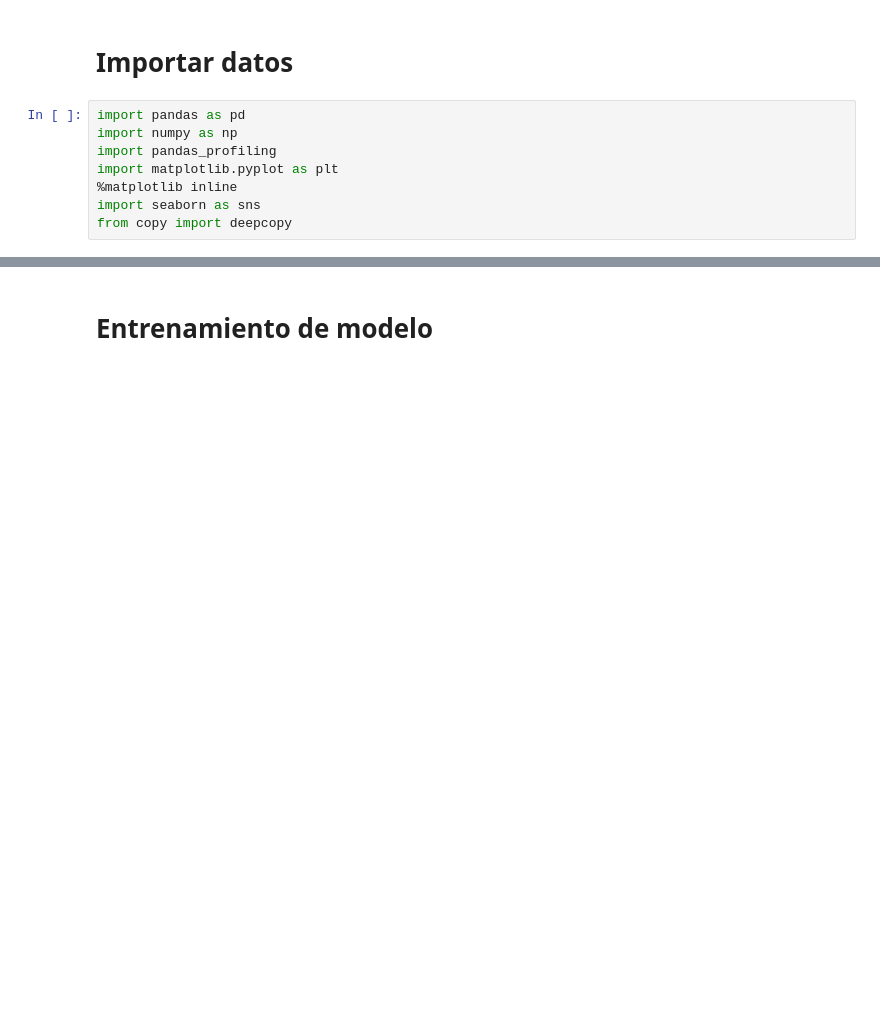
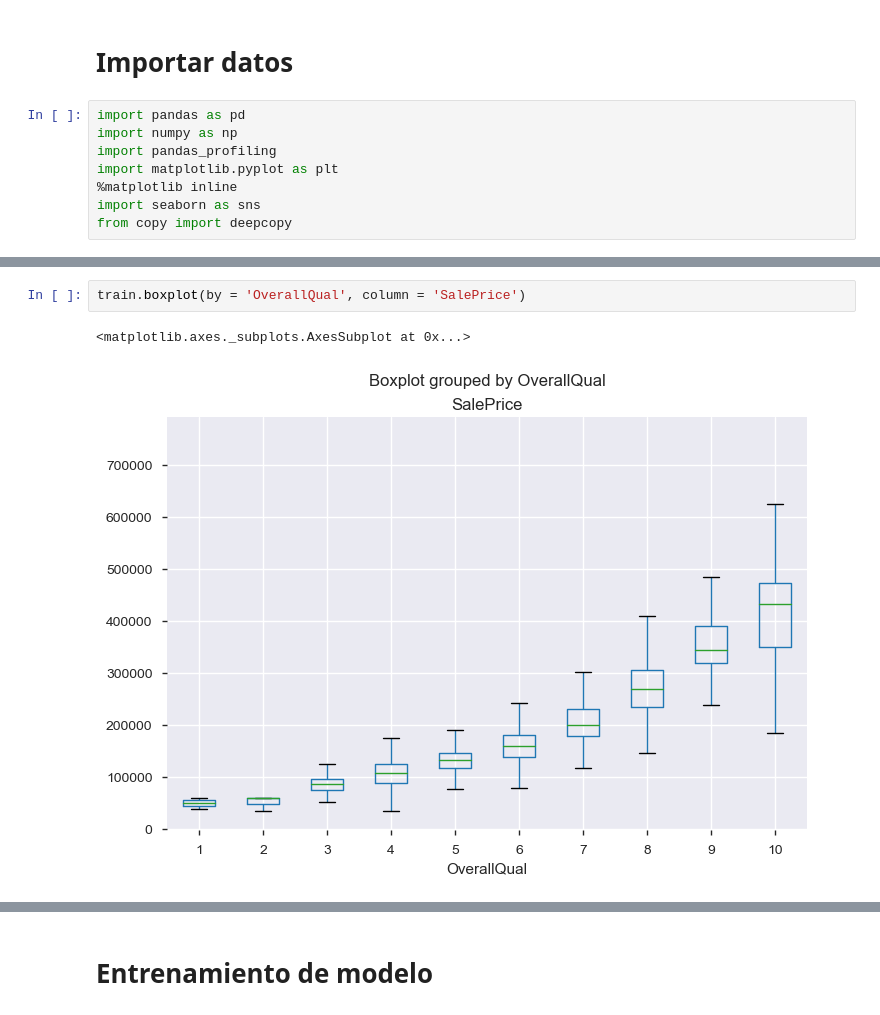
Before and after one commit to Darocar/machine_learning, a Jupyter notebook: house pricing/Untitled.ipynb, the cells around one changed output, grey strips where cells are left out. Saved outputs shown, nothing was run; the diff lists cells and outputs as text; blank space fills up the shorter version.

```diff
--- a/house pricing/Untitled.ipynb
+++ b/house pricing/Untitled.ipynb
@@ -30,0 +56,5 @@ df[df['GarageYrBlt'] > df['YrSold']]
+# %%
+train.boxplot(by = 'OverallQual', column = 'SalePrice')
+# %% [output]
+<matplotlib.axes._subplots.AxesSubplot at 0x...>
+[figure, added]
```
Also changed, not shown: parts of 24 cells of this notebook.
